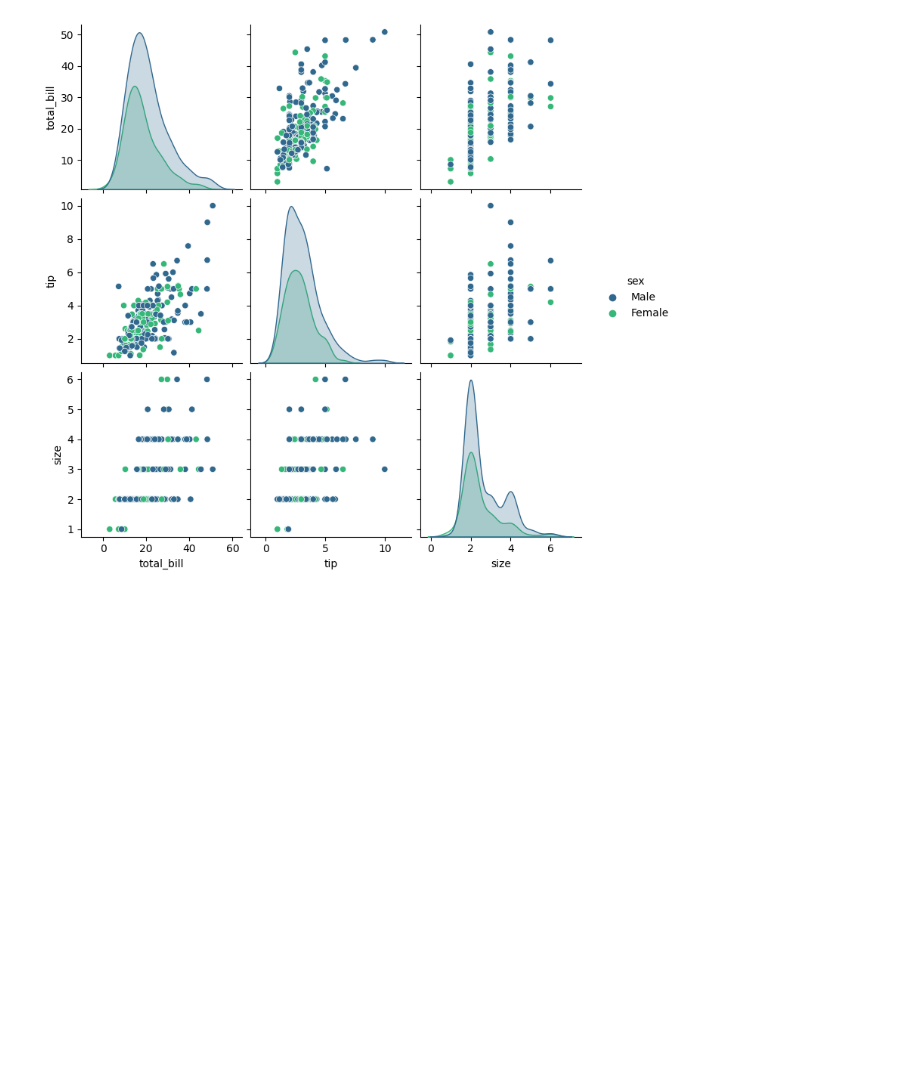
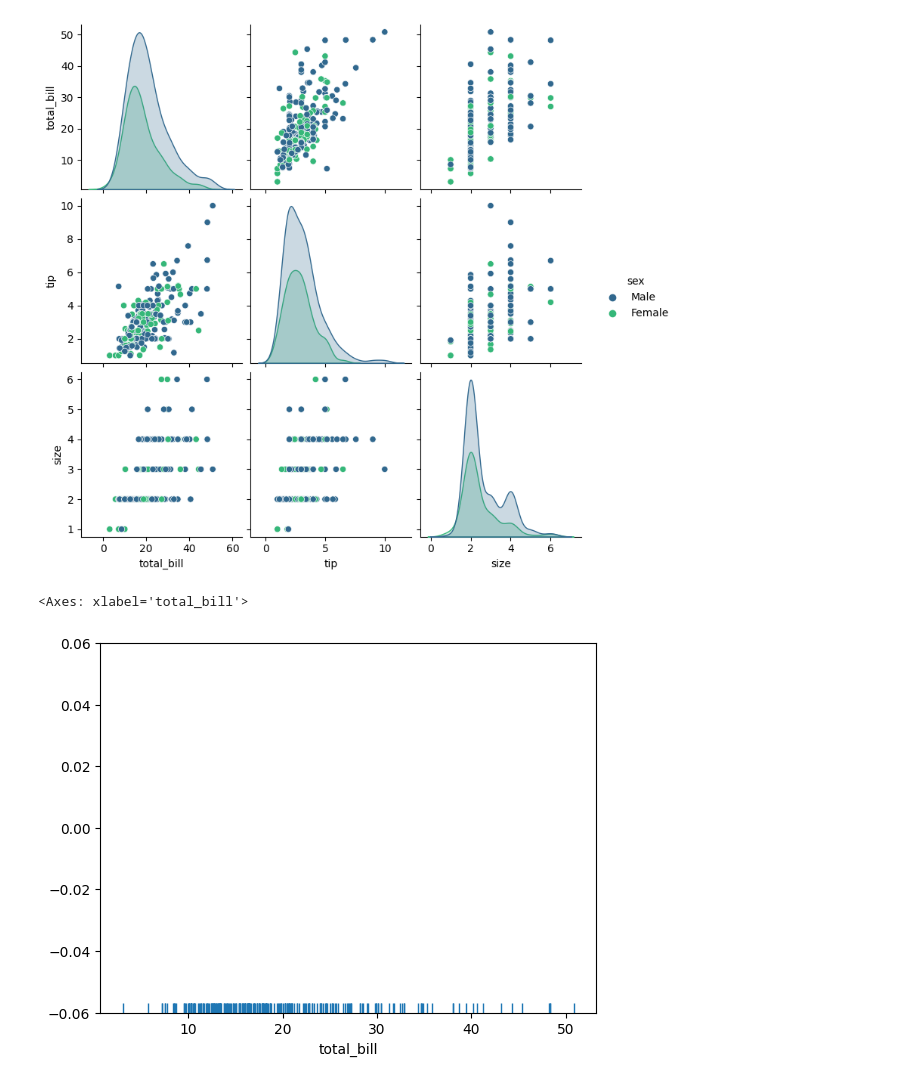
Before and after one commit to MeghanGH/google-colaboratory, a Jupyter notebook: Seaborn.ipynb, the cells around one changed output. Cells and saved outputs as stored; diff of their text form; code cells hidden in the pictures; blank space fills up the shorter version.

```diff
--- a/Seaborn.ipynb
+++ b/Seaborn.ipynb
@@ -42,3 +45,8 @@ sns.pairplot(tips, hue='sex', palette='viridis')
 # %% [output]
 <seaborn.axisgrid.PairGrid at 0x...>
 [figure]
+# %%
+sns.rugplot(tips['total_bill'])
+# %% [output]
+<Axes: xlabel='total_bill'>
+[figure, added]
```
Also changed, not shown: parts of 9 cells of this notebook.
